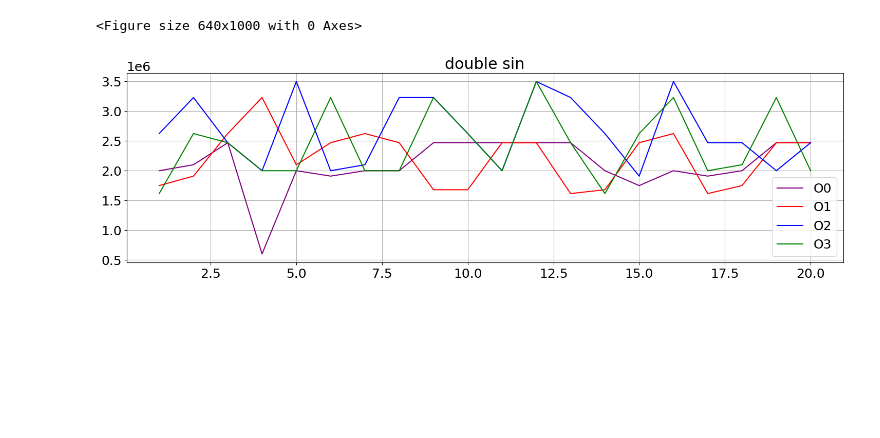
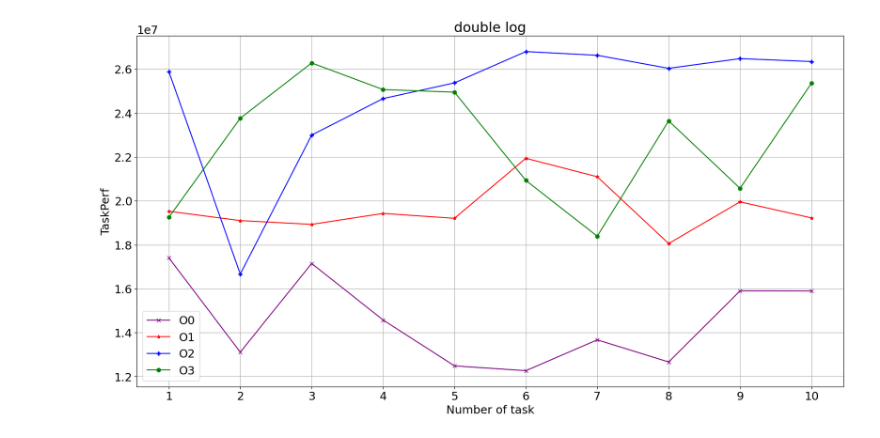
Before and after one commit to kiryu-dev/computing-systems, a Jupyter notebook: Computer System Architecture/Practice/lab-2/plots.ipynb, the cells around one changed output. Drawn from its saved outputs; the diff is of its cells as text; code cells hidden in the pictures; blank space fills up the shorter version.

```diff
--- a/Computer System Architecture/Practice/lab-2/plots.ipynb
+++ b/Computer System Architecture/Practice/lab-2/plots.ipynb
@@ -6,6 +6,7 @@ import matplotlib
 import matplotlib.pyplot as plt
 
 matplotlib.rc("font", size=18)
+plt.rcParams["figure.figsize"] = (20, 10)
 # %%
 df = pd.read_csv("res.csv")
 # %%
@@ -38,0 +40,12 @@ x = dataset["LNum"][:20]
+# %%
+x = np.array([i + 1 for i in range(10)])
+plt.plot(x, df[240:250]["TaskPerf"], c='purple', marker='x')
+plt.plot(x, df[260:270]["TaskPerf"], c='red', marker='*')
+plt.plot(x, df[280:290]["TaskPerf"], c='blue', marker='P')
+plt.grid()
+plt.title('double')
+plt.xticks(x)
+plt.legend(['sin', 'cos', 'log'])
+plt.ylabel("TaskPerf")
+plt.xlabel("Number of task")
+plt.show()
@@ -39,15 +95,14 @@ x = dataset["LNum"][:20]
 # %%
-plt.figure().set_figheight(10)
-plt.figure().set_figwidth(18)
-
-plt.plot(x, ds0, c='purple')
-plt.plot(x, ds1, c='red')
-plt.plot(x, ds2, c='blue')
-plt.plot(x, ds3, c='green')
+plt.plot(x, df[50:60]["TaskPerf"], c='purple', marker='x')
+plt.plot(x, df[110:120]["TaskPerf"], c='red', marker='*')
+plt.plot(x, df[170:180]["TaskPerf"], c='blue', marker='P')
+plt.plot(x, df[230:240]["TaskPerf"], c='green', marker='o')
 plt.grid()
-plt.title('double sin')
+plt.title('double log')
+plt.xticks(x)
 plt.legend(['O0', 'O1', 'O2', 'O3'])
+plt.ylabel("TaskPerf")
+plt.xlabel("Number of task")
 plt.show()
 # %% [output]
-<Figure size 640x1000 with 0 Axes>
-[figure, old version]
+[figure, new version]
```
Also changed, not shown: parts of 8 cells of this notebook, 17 other files.
